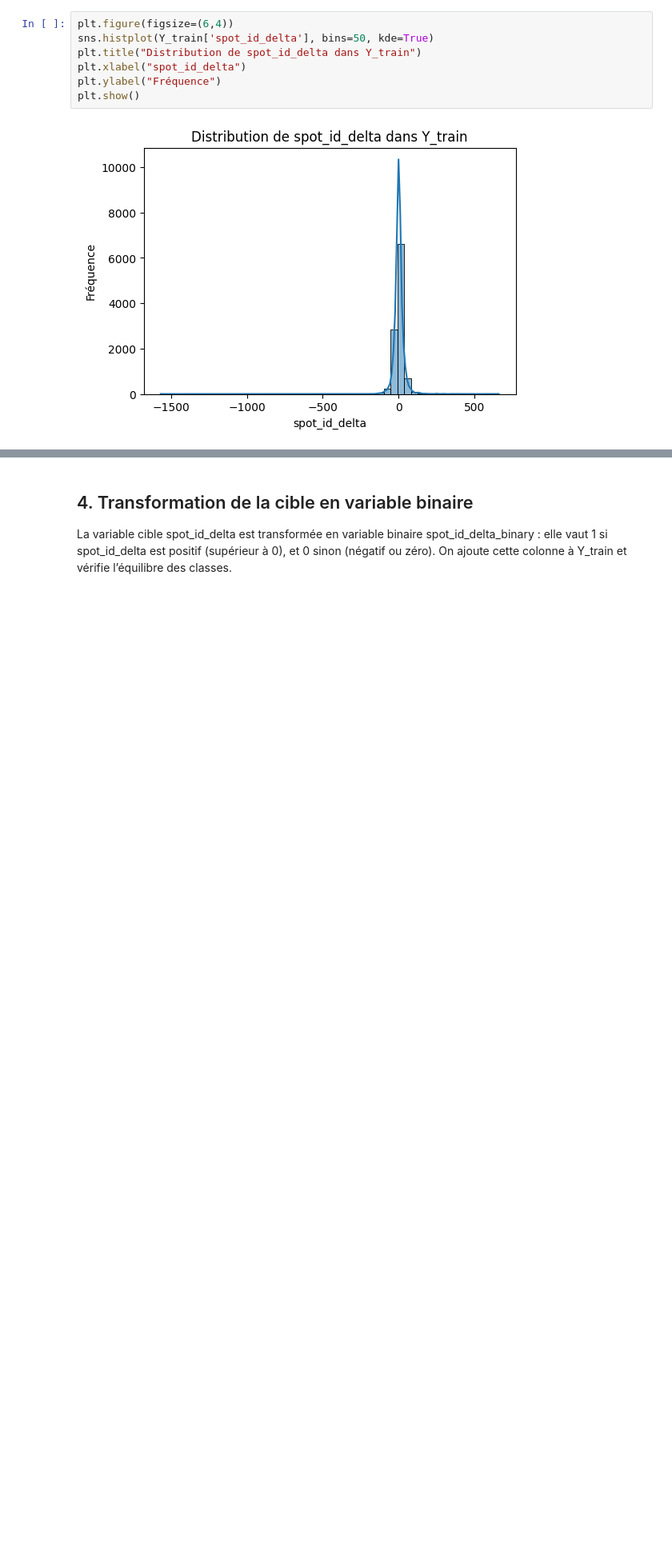
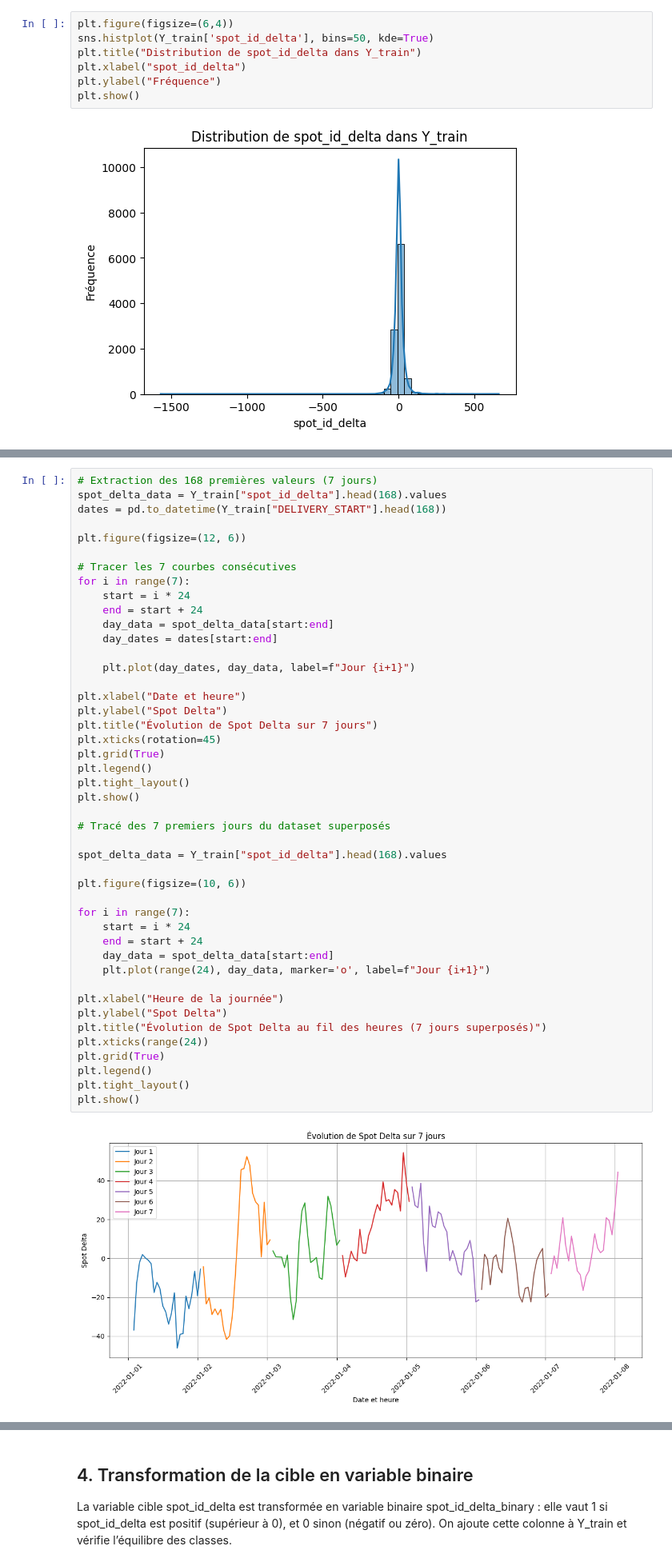
Before and after one commit to juabln/PROJET-LIL, a Jupyter notebook: notebook_projet.ipynb, the cells around one changed output, grey strips where cells are left out. Shown at 80% size. Cells and saved outputs as stored; diff of their text form; blank space fills up the shorter version.

```diff
--- a/notebook_projet.ipynb
+++ b/notebook_projet.ipynb
@@ -193,0 +218,47 @@ plt.show()
+# %%
+# Extraction des 168 premières valeurs (7 jours)
+spot_delta_data = Y_train["spot_id_delta"].head(168).values
+dates = pd.to_datetime(Y_train["DELIVERY_START"].head(168))
+
+plt.figure(figsize=(12, 6))
+
+# Tracer les 7 courbes consécutives
+for i in range(7):
+    start = i * 24
+    end = start + 24
+    day_data = spot_delta_data[start:end]
+    day_dates = dates[start:end]
+
+    plt.plot(day_dates, day_data, label=f"Jour {i+1}")
+
+plt.xlabel("Date et heure")
+plt.ylabel("Spot Delta")
+plt.title("Évolution de Spot Delta sur 7 jours")
+plt.xticks(rotation=45)
+plt.grid(True)
+plt.legend()
+plt.tight_layout()
+plt.show()
+
+# Tracé des 7 premiers jours du dataset superposés
+
+spot_delta_data = Y_train["spot_id_delta"].head(168).values
+
+plt.figure(figsize=(10, 6))
+
+for i in range(7):
+    start = i * 24
+    end = start + 24
+    day_data = spot_delta_data[start:end]
+    plt.plot(range(24), day_data, marker='o', label=f"Jour {i+1}")
+
+plt.xlabel("Heure de la journée")
+plt.ylabel("Spot Delta")
+plt.title("Évolution de Spot Delta au fil des heures (7 jours superposés)")
+plt.xticks(range(24))
+plt.grid(True)
+plt.legend()
+plt.tight_layout()
+plt.show()
+# %% [output]
+[figure, added]
```
Also changed, not shown: parts of 8 cells of this notebook, 1 other file.
